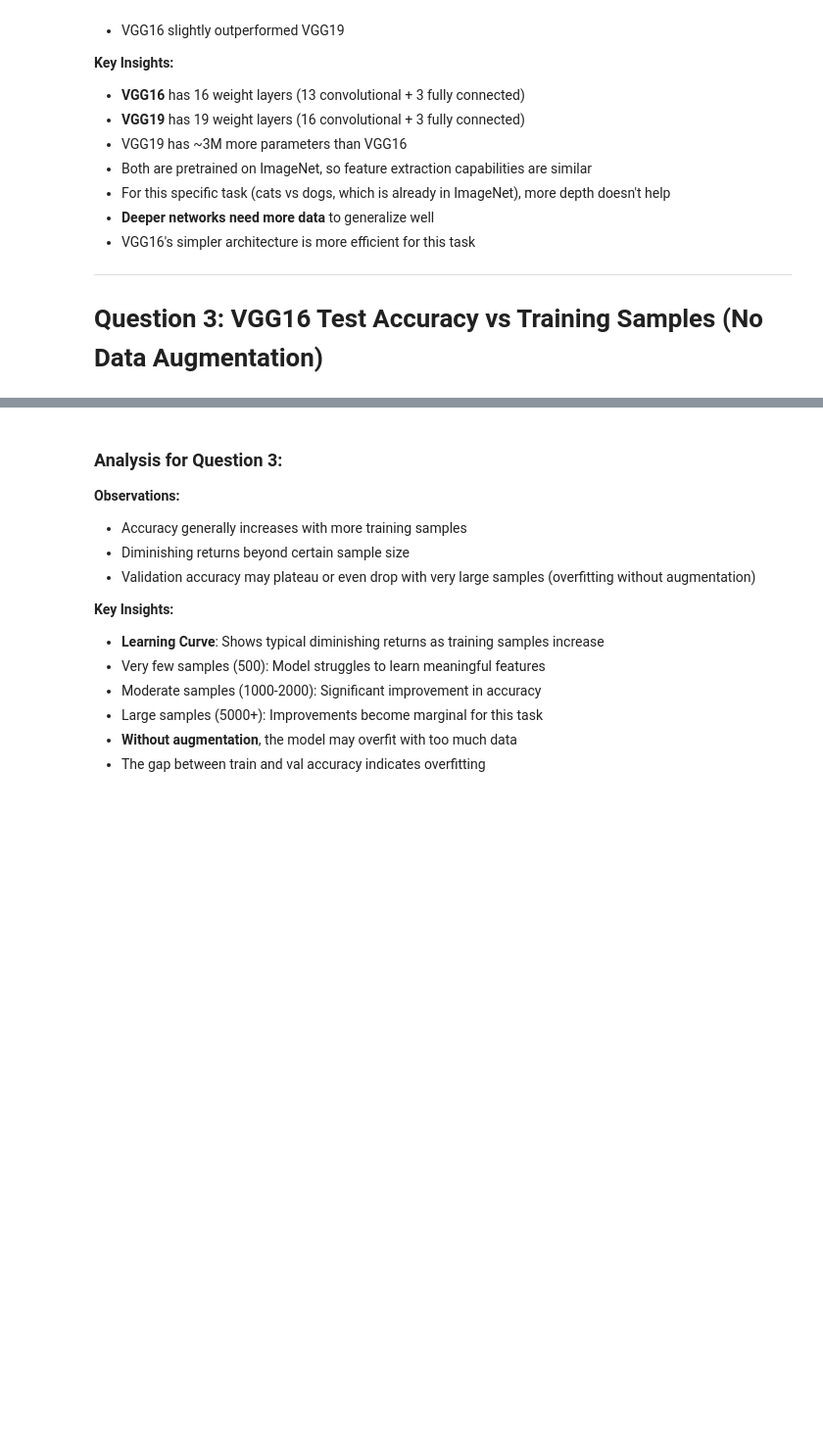
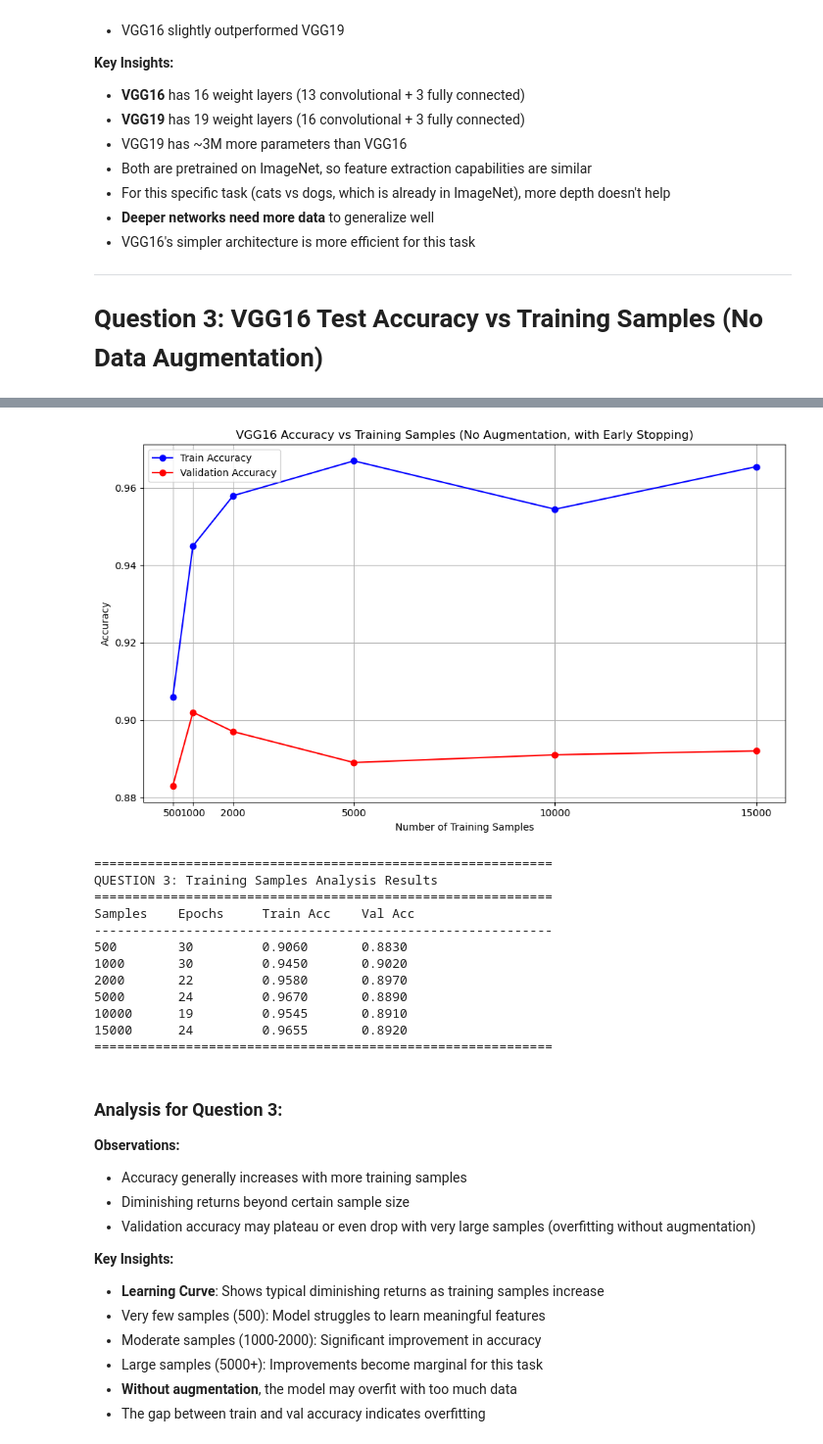
Before and after one commit to Shrxmy/25263CSDMachineLearning, a Jupyter notebook: [7] Group 8 - Module 6 CNN Part 3 - Using Pre-Trained Networks/Notebook_2C_Pre_Trained_CNN_Supplementary.ipynb, the cells around one changed output, grey strips where cells are left out. Shown at 98% size. Cells and saved outputs as stored; diff of their text form; code cells hidden in the pictures; blank space fills up the shorter version.

Commit message:
Trained for outputs

```diff
--- a/[7] Group 8 - Module 6 CNN Part 3 - Using Pre-Trained Networks/Notebook_2C_Pre_Trained_CNN_Supplementary.ipynb
+++ b/[7] Group 8 - Module 6 CNN Part 3 - Using Pre-Trained Networks/Notebook_2C_Pre_Trained_CNN_Supplementary.ipynb
@@ -497,31 +722,45 @@ for n_samples in sample_sizes:
 # %%
 # Plot results
 import matplotlib.pyplot as plt
 
 samples_list = [r['samples'] for r in results]
 train_accs = [r['train_acc'] for r in results]
 val_accs = [r['val_acc'] for r in results]
 
 plt.figure(figsize=(10, 6))
 plt.plot(samples_list, train_accs, 'b-o', label='Train Accuracy')
 plt.plot(samples_list, val_accs, 'r-o', label='Validation Accuracy')
 plt.xlabel('Number of Training Samples')
 plt.ylabel('Accuracy')
 plt.title('VGG16 Accuracy vs Training Samples (No Augmentation, with Early Stopping)')
 plt.legend()
 plt.grid(True)
 plt.xticks(samples_list)
 plt.tight_layout()
 plt.show()
 
 print("\n" + "="*60)
-QUESTION 3: Training Samples Analysis Results
+print("QUESTION 3: Training Samples Analysis Results")
 print("="*60)
 print(f"{'Samples':<10} {'Epochs':<10} {'Train Acc':<12} {'Val Acc':<12}")
 print("-"*60)
 for r in results:
     print(f"{r['samples']:<10} {r['epochs']:<10} {r['train_acc']:<12.4f} {r['val_acc']:<12.4f}")
 print("="*60)
+# %% [output]
+[figure, added]
+============================================================
+QUESTION 3: Training Samples Analysis Results
+============================================================
+Samples    Epochs     Train Acc    Val Acc
+------------------------------------------------------------
+500        30         0.9060       0.8830
+1000       30         0.9450       0.9020
+2000       22         0.9580       0.8970
+5000       24         0.9670       0.8890
+10000      19         0.9545       0.8910
+15000      24         0.9655       0.8920
+============================================================
 # %% [markdown]
 ### Analysis for Question 3:
 
```
Also changed, not shown: parts of 20 cells of this notebook.
